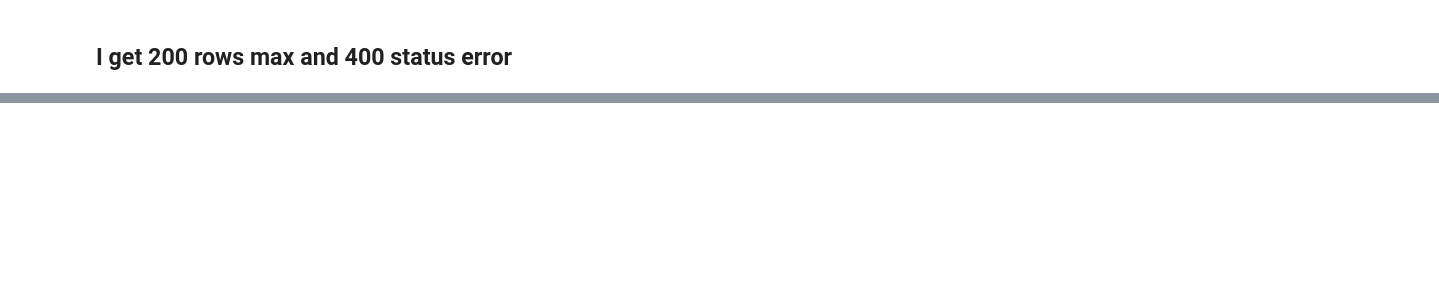
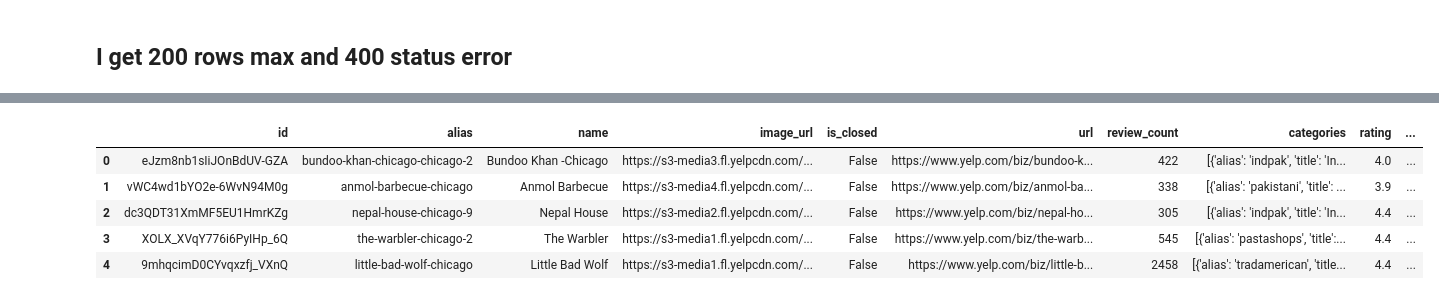
Before and after one commit to uic-cs418/group-project-better-late-than-never, a Jupyter notebook: chicago_api.ipynb, the cells around one changed output, grey strips where cells are left out. Drawn from its saved outputs; the diff is of its cells as text; code cells hidden in the pictures; blank space fills up the shorter version.

Commit message:
MVP pull of chicago restaurants (#9)

```diff
--- a/chicago_api.ipynb
+++ b/chicago_api.ipynb
@@ -21,2 +22,20 @@ params = {"location": "Chicago", "term": "food", "limit": 50}
 # %% [markdown]
 ### send req
+# %%
+response = requests.get(url, headers=headers, params=params)
+data = response.json()
+# %%
+neighborhoods = []
+
+with open("data/chicago_neighborhoods.txt", "r") as file:
+    for line in file:
+        item = line.strip()
+        neighborhoods.append(item)
+# %%
+for item in neighborhoods[0:5]:
+    neighborhood = f'{item}, Chicago, IL'
+
+    response = requests.get(url, headers=headers, params=params)
+    data = response.json()
+    time.sleep(1)
+    print(f'{neighborhood} has {data["total"]} hits')
@@ -44,4 +168,4 @@ while offset < total:
 # %% [markdown]
 ### get df
 # %%
-df = pd.DataFrame(all_businesses)
+df = pd.DataFrame(businesses)
@@ -71,0 +178,9 @@ df.head(200)
+# %%
+df.head()
+# %% [output]
+|  | id | alias | name | image_url | is_closed | url | review_count | categories | rating | ... |
+| 0 | eJzm8nb1sIiJOnBdUV-GZA | bundoo-khan-chicago-chicago-2 | Bundoo Khan -Chicago | https://s3-media3.fl.yelpcdn.com/... | False | https://www.yelp.com/biz/bundoo-k... | 422 | [{'alias': 'indpak', 'title': 'In... | 4.0 | ... |
+| 1 | vWC4wd1bYO2e-6WvN94M0g | anmol-barbecue-chicago | Anmol Barbecue | https://s3-media4.fl.yelpcdn.com/... | False | https://www.yelp.com/biz/anmol-ba... | 338 | [{'alias': 'pakistani', 'title': ... | 3.9 | ... |
+| 2 | dc3QDT31XmMF5EU1HmrKZg | nepal-house-chicago-9 | Nepal House | https://s3-media2.fl.yelpcdn.com/... | False | https://www.yelp.com/biz/nepal-ho... | 305 | [{'alias': 'indpak', 'title': 'In... | 4.4 | ... |
+| 3 | XOLX_XVqY776i6PyIHp_6Q | the-warbler-chicago-2 | The Warbler | https://s3-media1.fl.yelpcdn.com/... | False | https://www.yelp.com/biz/the-warb... | 545 | [{'alias': 'pastashops', 'title':... | 4.4 | ... |
+| 4 | 9mhqcimD0CYvqxzfj_VXnQ | little-bad-wolf-chicago | Little Bad Wolf | https://s3-media1.fl.yelpcdn.com/... | False | https://www.yelp.com/biz/little-b... | 2458 | [{'alias': 'tradamerican', 'title... | 4.4 | ... |
```
Also changed, not shown: parts of 9 cells of this notebook.
